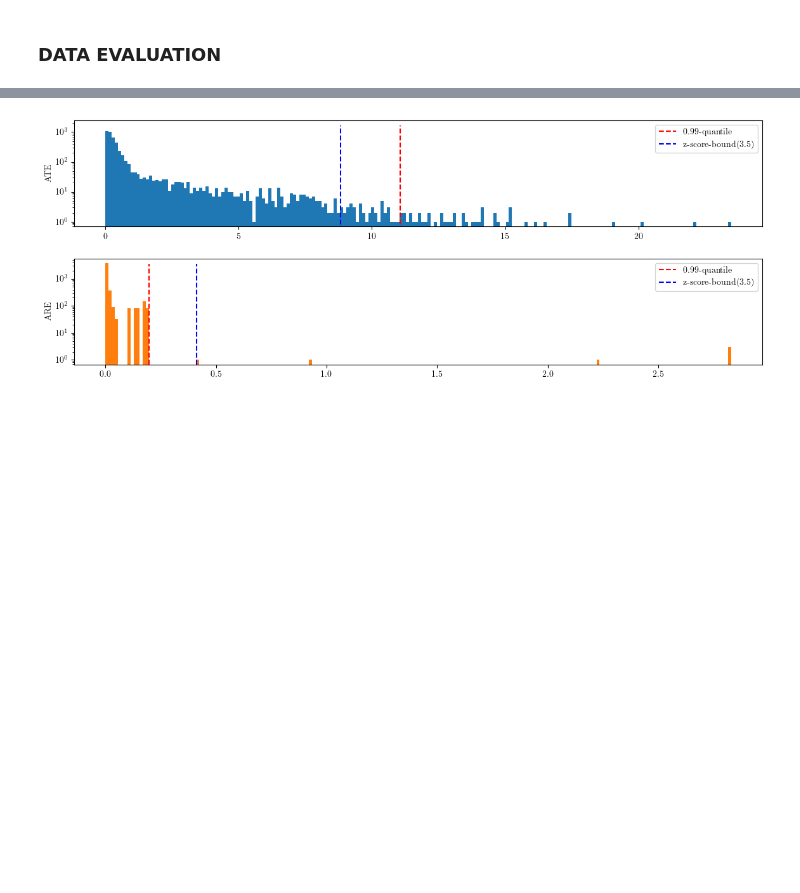
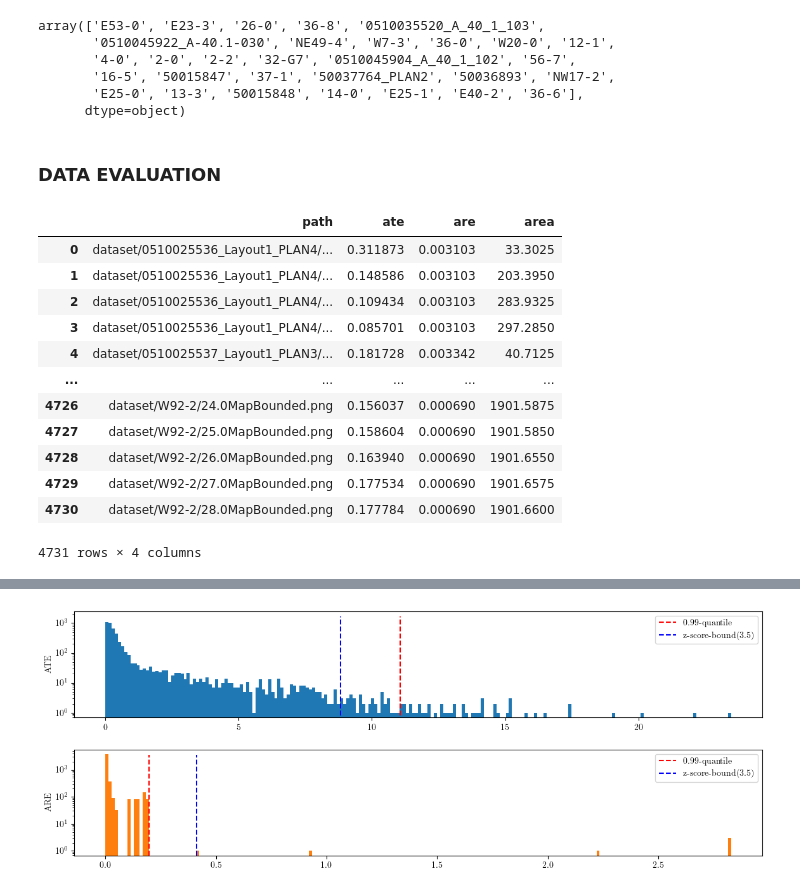
Before and after one commit to maurotella/SML_project_2024, a Jupyter notebook: data preprocessing/norm_dataset.ipynb, the cells around one changed output, grey strips where cells are left out. Drawn from its saved outputs; the diff is of its cells as text; code cells hidden in the pictures; blank space fills up the shorter version.

```diff
--- a/data preprocessing/norm_dataset.ipynb
+++ b/data preprocessing/norm_dataset.ipynb
@@ -22,3 +26,12 @@ data = pd.read_csv('original_annotation_file.csv')
+# %%
+data.sort_values('ate',ascending=False)['path'].unique()[:30]
+# %% [output]
+array(['E53-0', 'E23-3', '26-0', '36-8', '0510035520_A_40_1_103',
+       '0510045922_A-40.1-030', 'NE49-4', 'W7-3', '36-0', 'W20-0', '12-1',
+       '4-0', '2-0', '2-2', '32-G7', '0510045904_A_40_1_102', '56-7',
+       '16-5', '50015847', '37-1', '50037764_PLAN2', '50036893', 'NW17-2',
+       'E25-0', '13-3', '50015848', '14-0', 'E25-1', 'E40-2', '36-6'],
+      dtype=object)
 # %% [markdown]
 ### DATA EVALUATION
 # %%
@@ -26,3 +39,19 @@ def find_zscore_bound(data, bound=3):
     z = zscore(data)
     all = pd.DataFrame({'values':data,'z':z})
     return all[all['z']>bound].sort_values('z').iloc[0]['values']
+# %%
+data
+# %% [output]
+|  | path | ate | are | area |
+| 0 | dataset/0510025536_Layout1_PLAN4/... | 0.311873 | 0.003103 | 33.3025 |
+| 1 | dataset/0510025536_Layout1_PLAN4/... | 0.148586 | 0.003103 | 203.3950 |
+| 2 | dataset/0510025536_Layout1_PLAN4/... | 0.109434 | 0.003103 | 283.9325 |
+| 3 | dataset/0510025536_Layout1_PLAN4/... | 0.085701 | 0.003103 | 297.2850 |
+| 4 | dataset/0510025537_Layout1_PLAN3/... | 0.181728 | 0.003342 | 40.7125 |
+| ... | ... | ... | ... | ... |
+| 4726 | dataset/W92-2/24.0MapBounded.png | 0.156037 | 0.000690 | 1901.5875 |
+| 4727 | dataset/W92-2/25.0MapBounded.png | 0.158604 | 0.000690 | 1901.5850 |
+| 4728 | dataset/W92-2/26.0MapBounded.png | 0.163940 | 0.000690 | 1901.6550 |
+| 4729 | dataset/W92-2/27.0MapBounded.png | 0.177534 | 0.000690 | 1901.6575 |
+| 4730 | dataset/W92-2/28.0MapBounded.png | 0.177784 | 0.000690 | 1901.6600 |
+4731 rows × 4 columns
```
Also changed, not shown: parts of 2 cells of this notebook, 34 other files.
